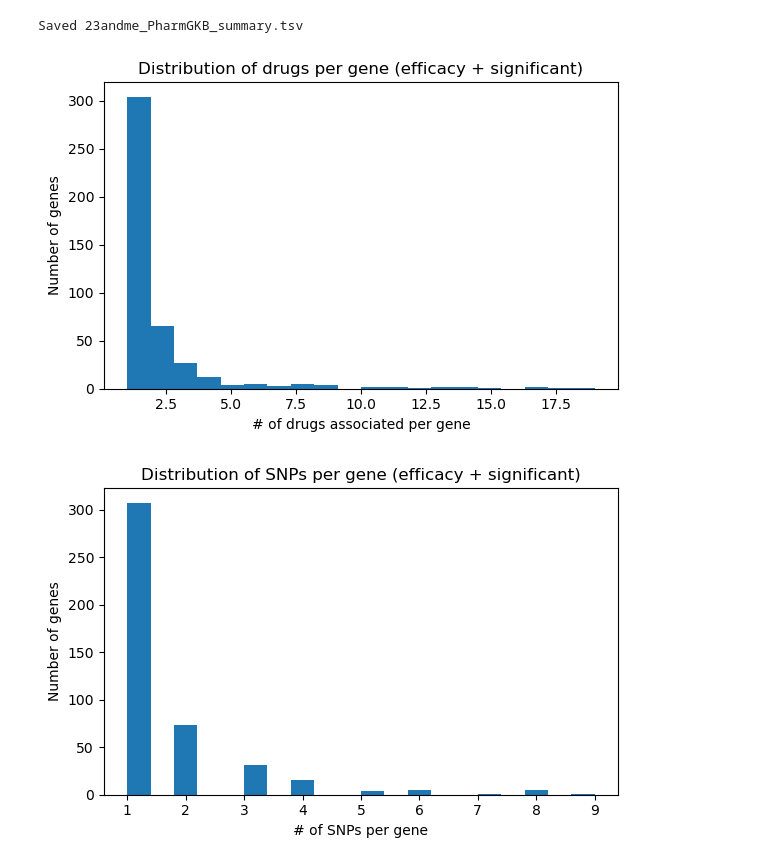
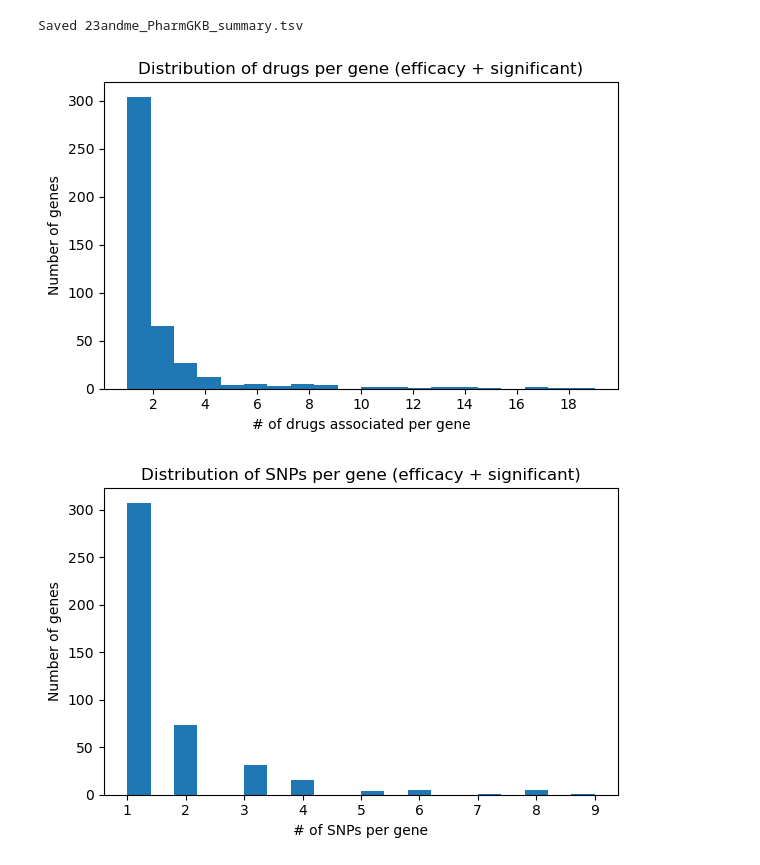
Before and after one commit to GSYH/Team-4_Project-1, a Jupyter notebook: Drug annotation of 23andme.ipynb, the cells around one changed output. Drawn from its saved outputs; the diff is of its cells as text; code cells hidden in the pictures.

Commit message:
integer axis

```diff
--- a/Drug annotation of 23andme.ipynb
+++ b/Drug annotation of 23andme.ipynb
@@ -169,16 +170,17 @@ Saved 23andme_PharmGKB_summary.tsv
 # %%
 #(5) plot the histograms
 # Number of drugs per gene
 drugs_per_gene = df_sig_eff.groupby("GENE_SYMBOL")["DRUG_NAME"].nunique()
 plt.figure(figsize=(6,4))
 plt.hist(drugs_per_gene, bins=20)
 plt.xlabel("# of drugs associated per gene")
 plt.ylabel("Number of genes")
 plt.title("Distribution of drugs per gene (efficacy + significant)")
+plt.gca().xaxis.set_major_locator(MaxNLocator(integer=True))
 plt.tight_layout()
 plt.show()
 # %% [output]
-[figure, old version]
+[figure, new version]
 # %%
 # Number of SNPs per gene
 snps_per_gene = df_sig_eff.groupby("GENE_SYMBOL")["dbSNP_ID"].nunique()
```
Also changed, not shown: parts of 2 cells of this notebook, 1 other file.
